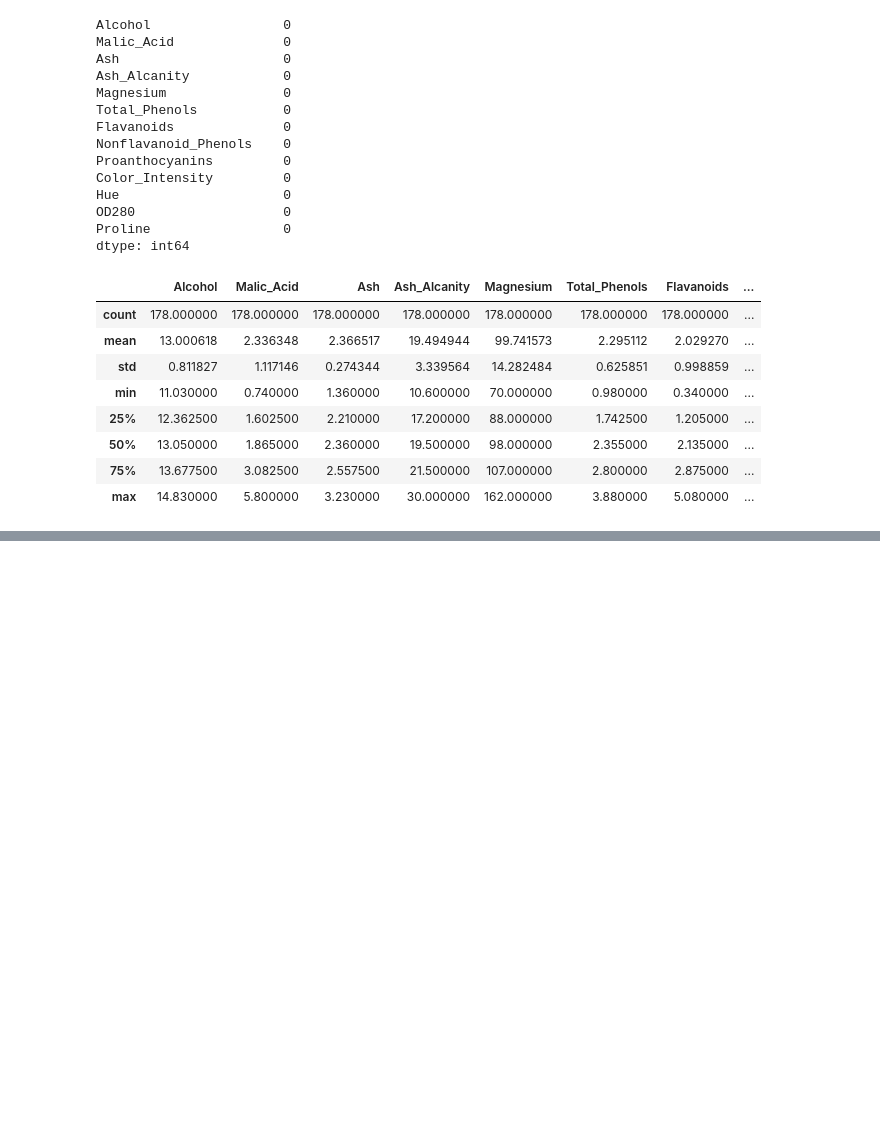
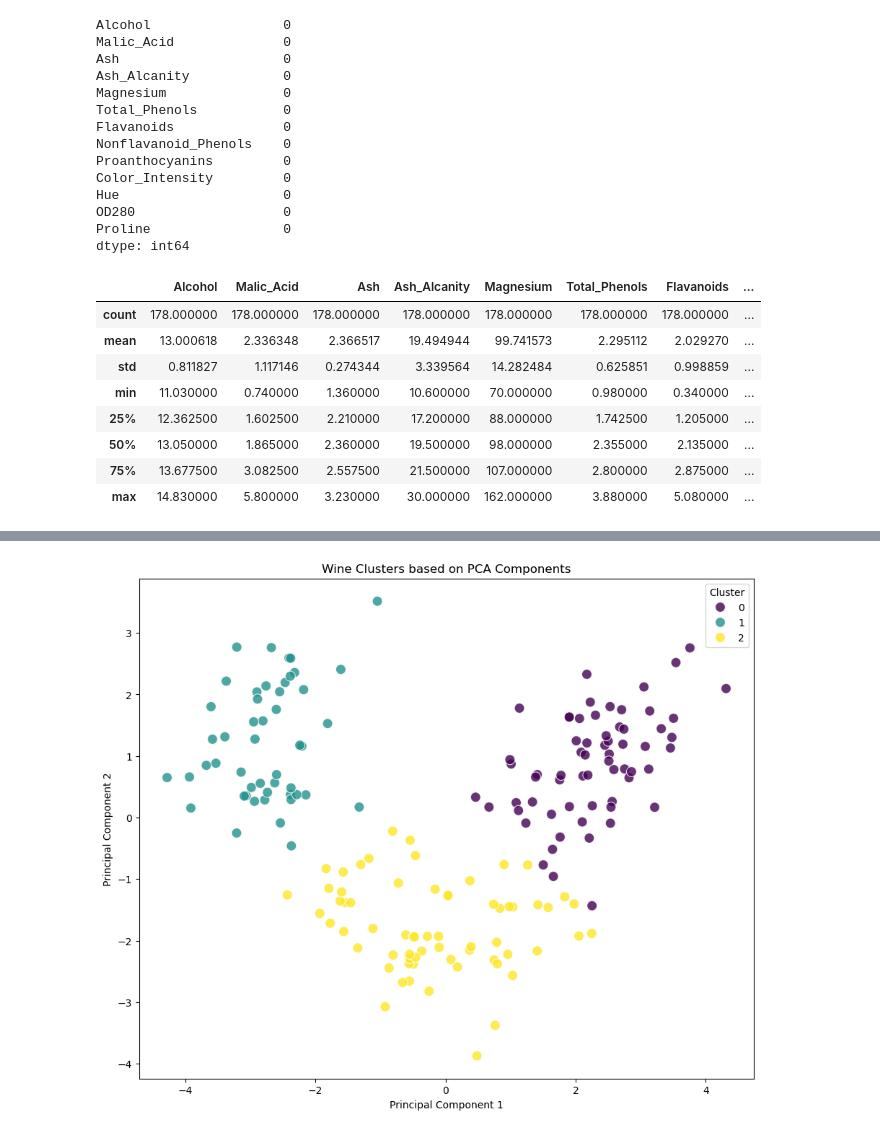
Before and after one commit to eduardo-oliveira-dev/wine-clustering-analysis, a Jupyter notebook: wine_clustering.ipynb, the cells around one changed output, grey strips where cells are left out. Cells and saved outputs as stored; diff of their text form; code cells hidden in the pictures; blank space fills up the shorter version.

```diff
--- a/wine_clustering.ipynb
+++ b/wine_clustering.ipynb
@@ -89,0 +222,4 @@ wine_data.describe()
+# %%
+# Apply K-Means with the optimal number of clusters
+kmeans = KMeans(n_clusters=3, random_state=42, n_init=10)
+cluster_labels = kmeans.fit_predict(wine_pca)
@@ -89,0 +253,15 @@ wine_data.describe()
+# %%
+# Create a DataFrame for plotting
+df_pca = pd.DataFrame(data=wine_pca, columns=['PCA1', 'PCA2'])
+df_pca['Cluster'] = cluster_labels
+
+# Plot the clusters using seaborn
+plt.figure(figsize=(11, 9))
+sns.scatterplot(x='PCA1', y='PCA2', hue='Cluster', data=df_pca, palette='viridis', s=100, alpha=0.8)
+plt.title('Wine Clusters based on PCA Components')
+plt.xlabel('Principal Component 1')
+plt.ylabel('Principal Component 2')
+plt.legend(title='Cluster')
+plt.show()
+# %% [output]
+[figure, added]
```
Also changed, not shown: parts of 21 cells of this notebook.
